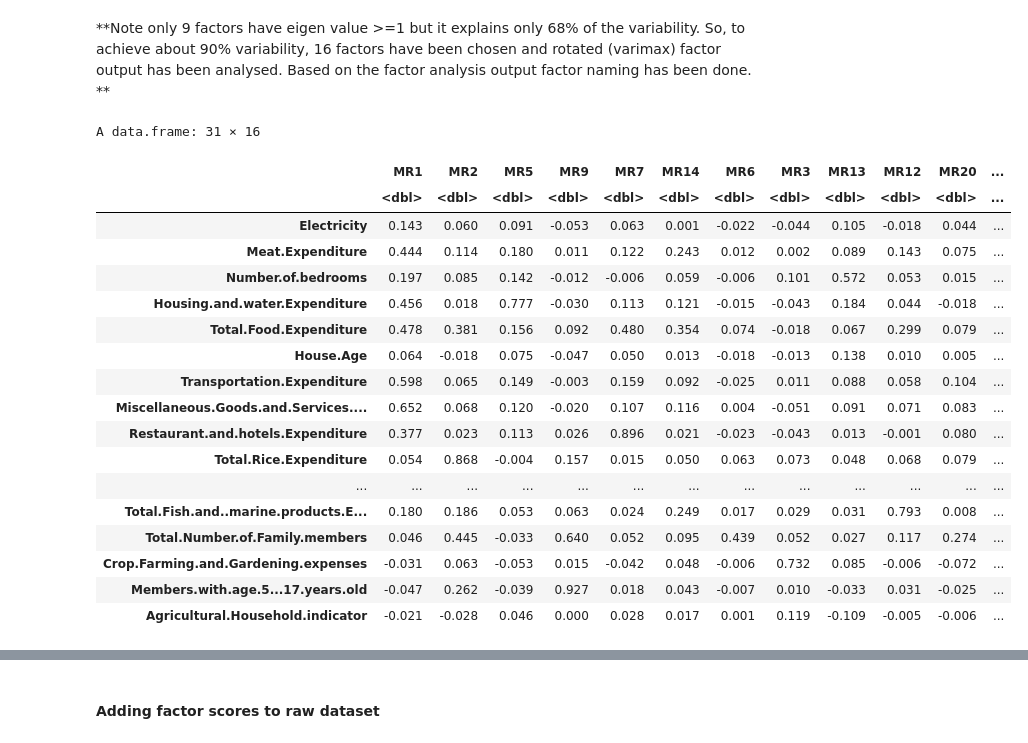
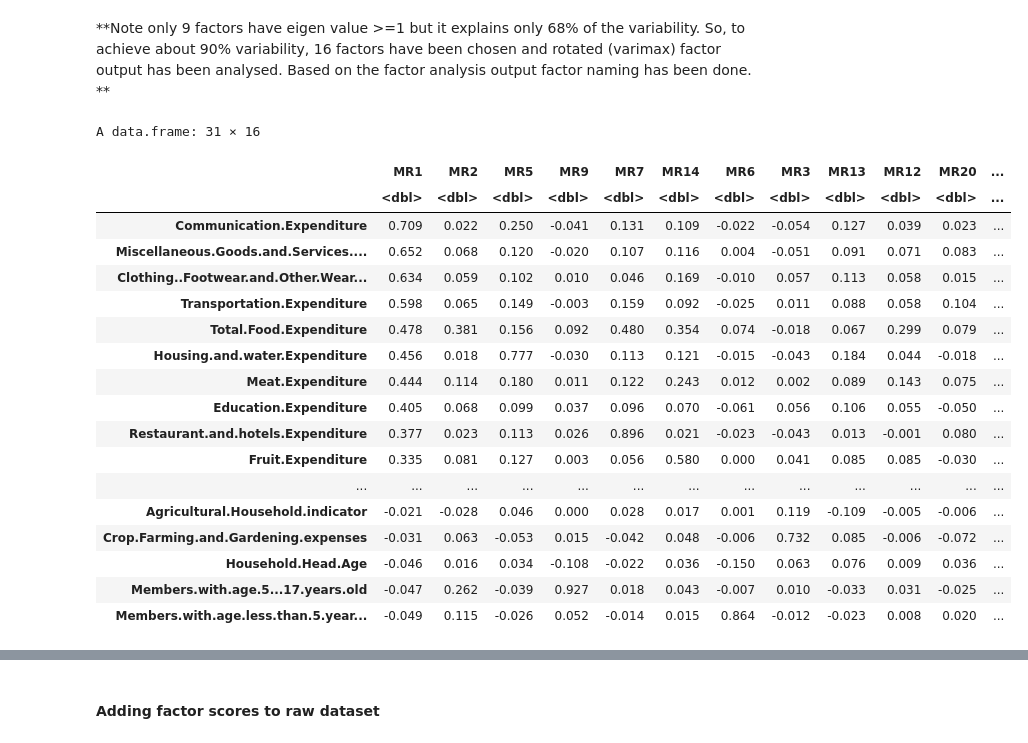
Before and after one commit to prakashsukhwal/Financial-Analytics-GARCH-Factor-Analysis-and-RNN-Models-, a Jupyter notebook: FA_sol_R_translation.ipynb, the cells around one changed output, grey strips where cells are left out. Drawn from its saved outputs; the diff is of its cells as text; code cells hidden in the pictures.

```diff
--- a/FA_sol_R_translation.ipynb
+++ b/FA_sol_R_translation.ipynb
@@ -326,27 +326,27 @@ df_loadings = data.frame(round(fa.none$loadings[1:n_factors,],3))
 df_loadings = df_loadings[, 1:16]
 # %%
 df_loadings %>%
-arrange(desc(MR17))# change the values from MR1 to MR2, MR5, ... MR17 sequentially to understand and profile each factor from 1 to 16
+arrange(desc(MR1))# change the values from MR1 to MR2, MR5, ... MR17 sequentially to understand and profile each factor from 1 to 16
 # %% [output]
 A data.frame: 31 × 16
 |  | MR1 | MR2 | MR5 | MR9 | MR7 | MR14 | MR6 | MR3 | MR13 | MR12 | MR20 | ... |
 |  | <dbl> | <dbl> | <dbl> | <dbl> | <dbl> | <dbl> | <dbl> | <dbl> | <dbl> | <dbl> | <dbl> | ... |
-| Electricity | 0.143 | 0.060 | 0.091 | -0.053 | 0.063 | 0.001 | -0.022 | -0.044 | 0.105 | -0.018 | 0.044 | ... |
+| Communication.Expenditure | 0.709 | 0.022 | 0.250 | -0.041 | 0.131 | 0.109 | -0.022 | -0.054 | 0.127 | 0.039 | 0.023 | ... |
+| Miscellaneous.Goods.and.Services.... | 0.652 | 0.068 | 0.120 | -0.020 | 0.107 | 0.116 | 0.004 | -0.051 | 0.091 | 0.071 | 0.083 | ... |
+| Clothing..Footwear.and.Other.Wear... | 0.634 | 0.059 | 0.102 | 0.010 | 0.046 | 0.169 | -0.010 | 0.057 | 0.113 | 0.058 | 0.015 | ... |
+| Transportation.Expenditure | 0.598 | 0.065 | 0.149 | -0.003 | 0.159 | 0.092 | -0.025 | 0.011 | 0.088 | 0.058 | 0.104 | ... |
+| Total.Food.Expenditure | 0.478 | 0.381 | 0.156 | 0.092 | 0.480 | 0.354 | 0.074 | -0.018 | 0.067 | 0.299 | 0.079 | ... |
+| Housing.and.water.Expenditure | 0.456 | 0.018 | 0.777 | -0.030 | 0.113 | 0.121 | -0.015 | -0.043 | 0.184 | 0.044 | -0.018 | ... |
 | Meat.Expenditure | 0.444 | 0.114 | 0.180 | 0.011 | 0.122 | 0.243 | 0.012 | 0.002 | 0.089 | 0.143 | 0.075 | ... |
-| Number.of.bedrooms | 0.197 | 0.085 | 0.142 | -0.012 | -0.006 | 0.059 | -0.006 | 0.101 | 0.572 | 0.053 | 0.015 | ... |
-| Housing.and.water.Expenditure | 0.456 | 0.018 | 0.777 | -0.030 | 0.113 | 0.121 | -0.015 | -0.043 | 0.184 | 0.044 | -0.018 | ... |
-| Total.Food.Expenditure | 0.478 | 0.381 | 0.156 | 0.092 | 0.480 | 0.354 | 0.074 | -0.018 | 0.067 | 0.299 | 0.079 | ... |
-| House.Age | 0.064 | -0.018 | 0.075 | -0.047 | 0.050 | 0.013 | -0.018 | -0.013 | 0.138 | 0.010 | 0.005 | ... |
-| Transportation.Expenditure | 0.598 | 0.065 | 0.149 | -0.003 | 0.159 | 0.092 | -0.025 | 0.011 | 0.088 | 0.058 | 0.104 | ... |
-| Miscellaneous.Goods.and.Services.... | 0.652 | 0.068 | 0.120 | -0.020 | 0.107 | 0.116 | 0.004 | -0.051 | 0.091 | 0.071 | 0.083 | ... |
+| Education.Expenditure | 0.405 | 0.068 | 0.099 | 0.037 | 0.096 | 0.070 | -0.061 | 0.056 | 0.106 | 0.055 | -0.050 | ... |
 | Restaurant.and.hotels.Expenditure | 0.377 | 0.023 | 0.113 | 0.026 | 0.896 | 0.021 | -0.023 | -0.043 | 0.013 | -0.001 | 0.080 | ... |
-| Total.Rice.Expenditure | 0.054 | 0.868 | -0.004 | 0.157 | 0.015 | 0.050 | 0.063 | 0.073 | 0.048 | 0.068 | 0.079 | ... |
+| Fruit.Expenditure | 0.335 | 0.081 | 0.127 | 0.003 | 0.056 | 0.580 | 0.000 | 0.041 | 0.085 | 0.085 | -0.030 | ... |
 | ... | ... | ... | ... | ... | ... | ... | ... | ... | ... | ... | ... | ... |
-| Total.Fish.and..marine.products.E... | 0.180 | 0.186 | 0.053 | 0.063 | 0.024 | 0.249 | 0.017 | 0.029 | 0.031 | 0.793 | 0.008 | ... |
-| Total.Number.of.Family.members | 0.046 | 0.445 | -0.033 | 0.640 | 0.052 | 0.095 | 0.439 | 0.052 | 0.027 | 0.117 | 0.274 | ... |
+| Agricultural.Household.indicator | -0.021 | -0.028 | 0.046 | 0.000 | 0.028 | 0.017 | 0.001 | 0.119 | -0.109 | -0.005 | -0.006 | ... |
 | Crop.Farming.and.Gardening.expenses | -0.031 | 0.063 | -0.053 | 0.015 | -0.042 | 0.048 | -0.006 | 0.732 | 0.085 | -0.006 | -0.072 | ... |
+| Household.Head.Age | -0.046 | 0.016 | 0.034 | -0.108 | -0.022 | 0.036 | -0.150 | 0.063 | 0.076 | 0.009 | 0.036 | ... |
 | Members.with.age.5...17.years.old | -0.047 | 0.262 | -0.039 | 0.927 | 0.018 | 0.043 | -0.007 | 0.010 | -0.033 | 0.031 | -0.025 | ... |
-| Agricultural.Household.indicator | -0.021 | -0.028 | 0.046 | 0.000 | 0.028 | 0.017 | 0.001 | 0.119 | -0.109 | -0.005 | -0.006 | ... |
+| Members.with.age.less.than.5.year... | -0.049 | 0.115 | -0.026 | 0.052 | -0.014 | 0.015 | 0.864 | -0.012 | -0.023 | 0.008 | 0.020 | ... |
 # %% [markdown]
 ### **Factor Naming:**
 16 latent factors have been named; See the image below with factor names on the top:
```
